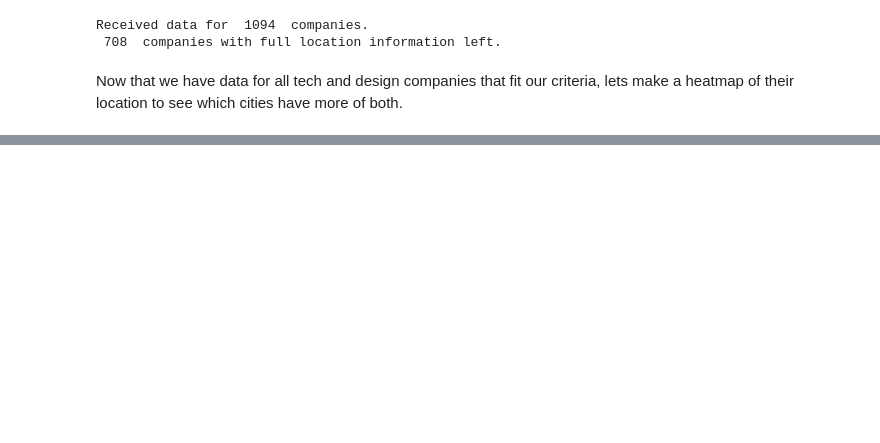
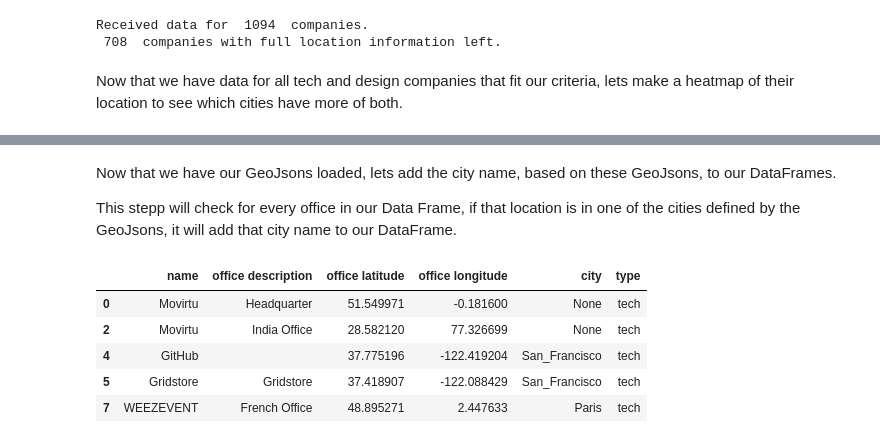
Before and after one commit to castrokike/project-III-geospatial-data, a Jupyter notebook: 2-Analysis.ipynb, the cells around one changed output, grey strips where cells are left out. Cells and saved outputs as stored; diff of their text form; code cells hidden in the pictures; blank space fills up the shorter version.

```diff
--- a/2-Analysis.ipynb
+++ b/2-Analysis.ipynb
@@ -43,0 +49,4 @@ map_heatmap(tech_data, design_data)
+# %%
+city_names = ["san_francisco", "los_angeles", "new_york", "miami", "paris", "manchester"]
+cities = load_cities(city_names)
+cities
@@ -43,0 +60,16 @@ map_heatmap(tech_data, design_data)
+# %% [markdown]
+Now that we have our GeoJsons loaded, lets add the city name, based on these GeoJsons, to our DataFrames.
+
+This stepp will check for every office in our Data Frame, if that location is in one of the cities defined by the GeoJsons, it will add that city name to our DataFrame.
+# %%
+tech_data = add_city_name(tech_data, cities)
+# We will also be adding a "tech" identifier in a new column called "type". This will be useful in a future step, where we will consolidate all of our data in a single DataFrame.
+tech_data["type"] = "tech"
+tech_data.head()
+# %% [output]
+|  | name | office description | office latitude | office longitude | city | type |
+| 0 | Movirtu | Headquarter | 51.549971 | -0.181600 | None | tech |
+| 2 | Movirtu | India Office | 28.582120 | 77.326699 | None | tech |
+| 4 | GitHub |  | 37.775196 | -122.419204 | San_Francisco | tech |
+| 5 | Gridstore | Gridstore | 37.418907 | -122.088429 | San_Francisco | tech |
+| 7 | WEEZEVENT | French Office | 48.895271 | 2.447633 | Paris | tech |
```
Also changed, not shown: parts of 5 cells of this notebook, 1 other file.
